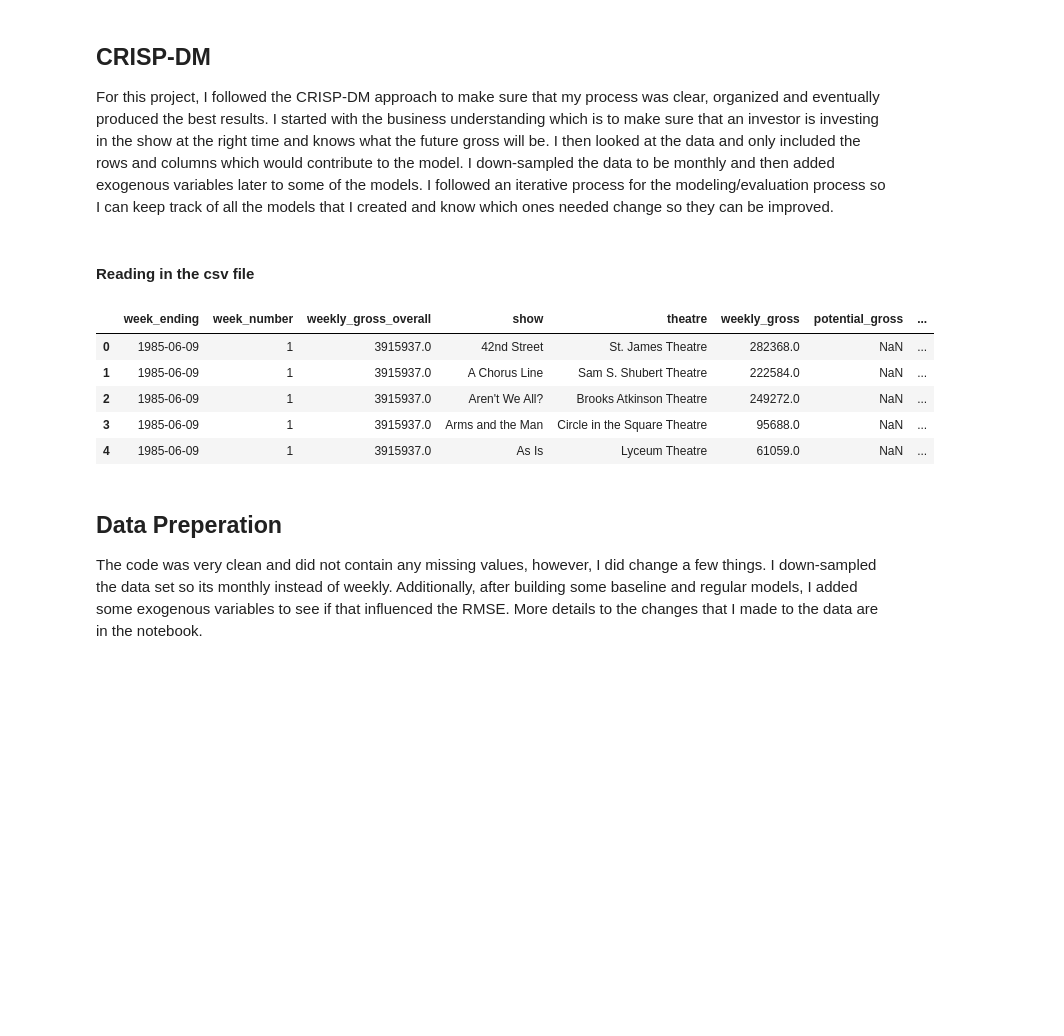
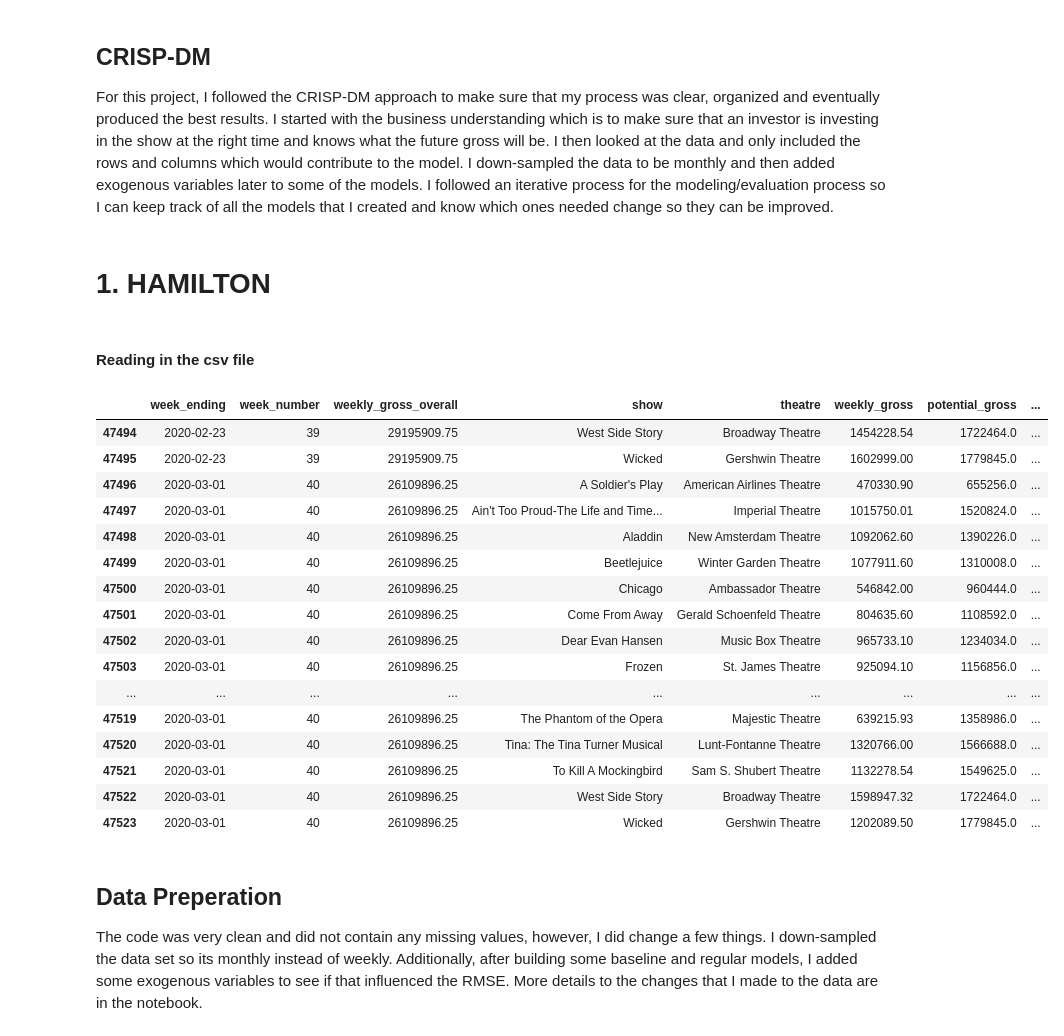
Before and after one commit to yjschein/Broadway_Show_Predictions, a Jupyter notebook: FinalNotebook.ipynb, the cells around one changed output. Cells and saved outputs as stored; diff of their text form; code cells hidden in the pictures; blank space fills up the shorter version.

```diff
--- a/FinalNotebook.ipynb
+++ b/FinalNotebook.ipynb
@@ -27,18 +32,31 @@ from matplotlib.pylab import rcParams
 # %% [markdown]
 ## CRISP-DM
 For this project, I followed the CRISP-DM approach to make sure that my process was clear, organized and eventually produced the best results. I started with the business understanding which is to make sure that an investor is investing in the show at the right time and knows what the future gross will be. I then looked at the data and only included the rows and columns which would contribute to the model. I down-sampled the data to be monthly and then added exogenous variables later to some of the models. I followed an iterative process for the modeling/evaluation process so I can keep track of all the models that I created and know which ones needed change so they can be improved.
+# %% [markdown]
+# 1. HAMILTON
 # %% [markdown]
 #### Reading in the csv file
 # %%
 df = pd.read_csv('gross.csv')
-df.head()
+df.tail(30)
 # %% [output]
 |  | week_ending | week_number | weekly_gross_overall | show | theatre | weekly_gross | potential_gross | ... |
-| 0 | 1985-06-09 | 1 | 3915937.0 | 42nd Street | St. James Theatre | 282368.0 | NaN | ... |
-| 1 | 1985-06-09 | 1 | 3915937.0 | A Chorus Line | Sam S. Shubert Theatre | 222584.0 | NaN | ... |
-| 2 | 1985-06-09 | 1 | 3915937.0 | Aren't We All? | Brooks Atkinson Theatre | 249272.0 | NaN | ... |
-| 3 | 1985-06-09 | 1 | 3915937.0 | Arms and the Man | Circle in the Square Theatre | 95688.0 | NaN | ... |
-| 4 | 1985-06-09 | 1 | 3915937.0 | As Is | Lyceum Theatre | 61059.0 | NaN | ... |
+| 47494 | 2020-02-23 | 39 | 29195909.75 | West Side Story | Broadway Theatre | 1454228.54 | 1722464.0 | ... |
+| 47495 | 2020-02-23 | 39 | 29195909.75 | Wicked | Gershwin Theatre | 1602999.00 | 1779845.0 | ... |
+| 47496 | 2020-03-01 | 40 | 26109896.25 | A Soldier's Play | American Airlines Theatre | 470330.90 | 655256.0 | ... |
+| 47497 | 2020-03-01 | 40 | 26109896.25 | Ain't Too Proud-The Life and Time... | Imperial Theatre | 1015750.01 | 1520824.0 | ... |
+| 47498 | 2020-03-01 | 40 | 26109896.25 | Aladdin | New Amsterdam Theatre | 1092062.60 | 1390226.0 | ... |
+| 47499 | 2020-03-01 | 40 | 26109896.25 | Beetlejuice | Winter Garden Theatre | 1077911.60 | 1310008.0 | ... |
+| 47500 | 2020-03-01 | 40 | 26109896.25 | Chicago | Ambassador Theatre | 546842.00 | 960444.0 | ... |
+| 47501 | 2020-03-01 | 40 | 26109896.25 | Come From Away | Gerald Schoenfeld Theatre | 804635.60 | 1108592.0 | ... |
+| 47502 | 2020-03-01 | 40 | 26109896.25 | Dear Evan Hansen | Music Box Theatre | 965733.10 | 1234034.0 | ... |
+| 47503 | 2020-03-01 | 40 | 26109896.25 | Frozen | St. James Theatre | 925094.10 | 1156856.0 | ... |
+| ... | ... | ... | ... | ... | ... | ... | ... | ... |
+| 47519 | 2020-03-01 | 40 | 26109896.25 | The Phantom of the Opera | Majestic Theatre | 639215.93 | 1358986.0 | ... |
+| 47520 | 2020-03-01 | 40 | 26109896.25 | Tina: The Tina Turner Musical | Lunt-Fontanne Theatre | 1320766.00 | 1566688.0 | ... |
+| 47521 | 2020-03-01 | 40 | 26109896.25 | To Kill A Mockingbird | Sam S. Shubert Theatre | 1132278.54 | 1549625.0 | ... |
+| 47522 | 2020-03-01 | 40 | 26109896.25 | West Side Story | Broadway Theatre | 1598947.32 | 1722464.0 | ... |
+| 47523 | 2020-03-01 | 40 | 26109896.25 | Wicked | Gershwin Theatre | 1202089.50 | 1779845.0 | ... |
 # %% [markdown]
 ## Data Preperation
 The code was very clean and did not contain any missing values, however, I did change a few things. I down-sampled the data set so its monthly instead of weekly. Additionally, after building some baseline and regular models, I added some exogenous variables to see if that influenced the RMSE. More details to the changes that I made to the data are in the notebook.
```
Also changed, not shown: parts of 70 cells of this notebook, 2 other files.
